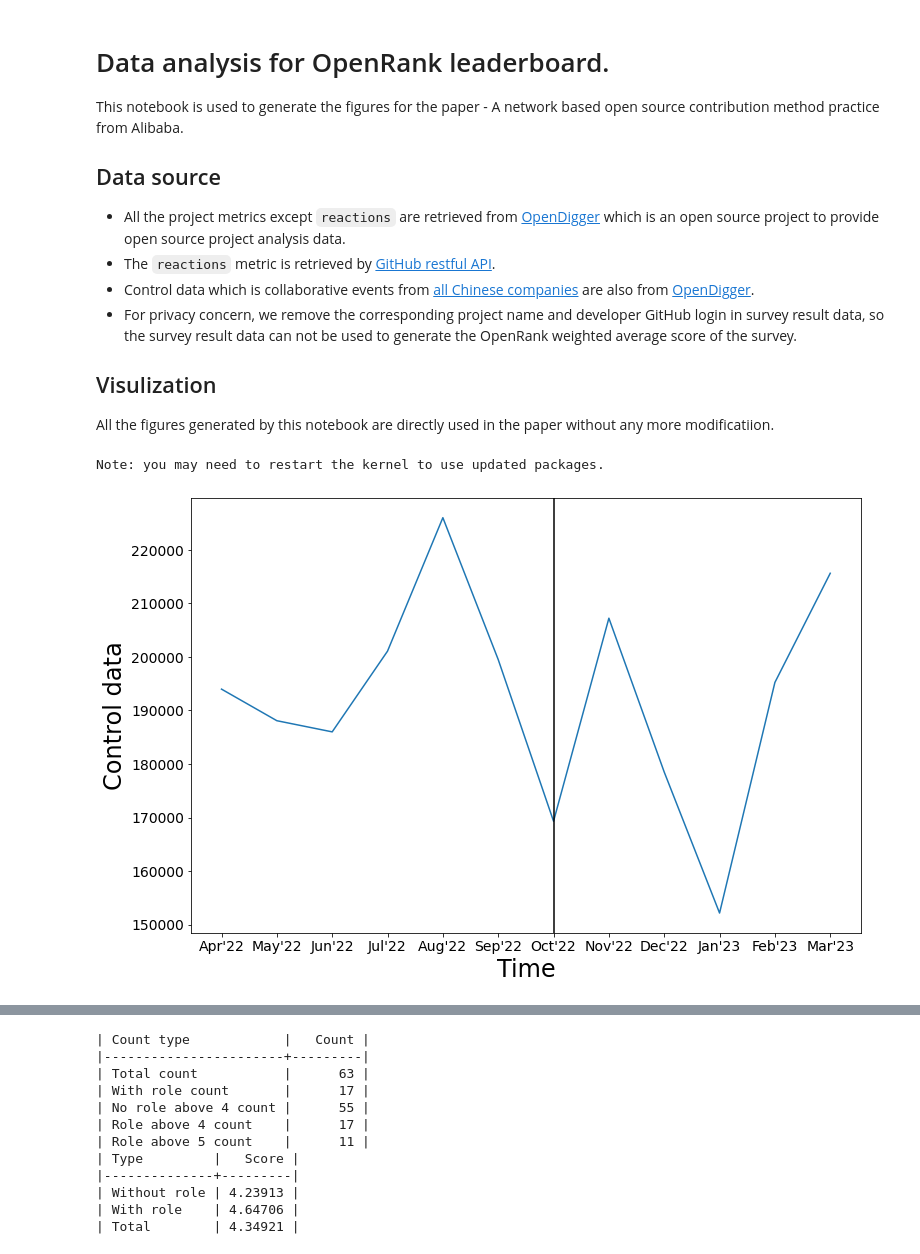
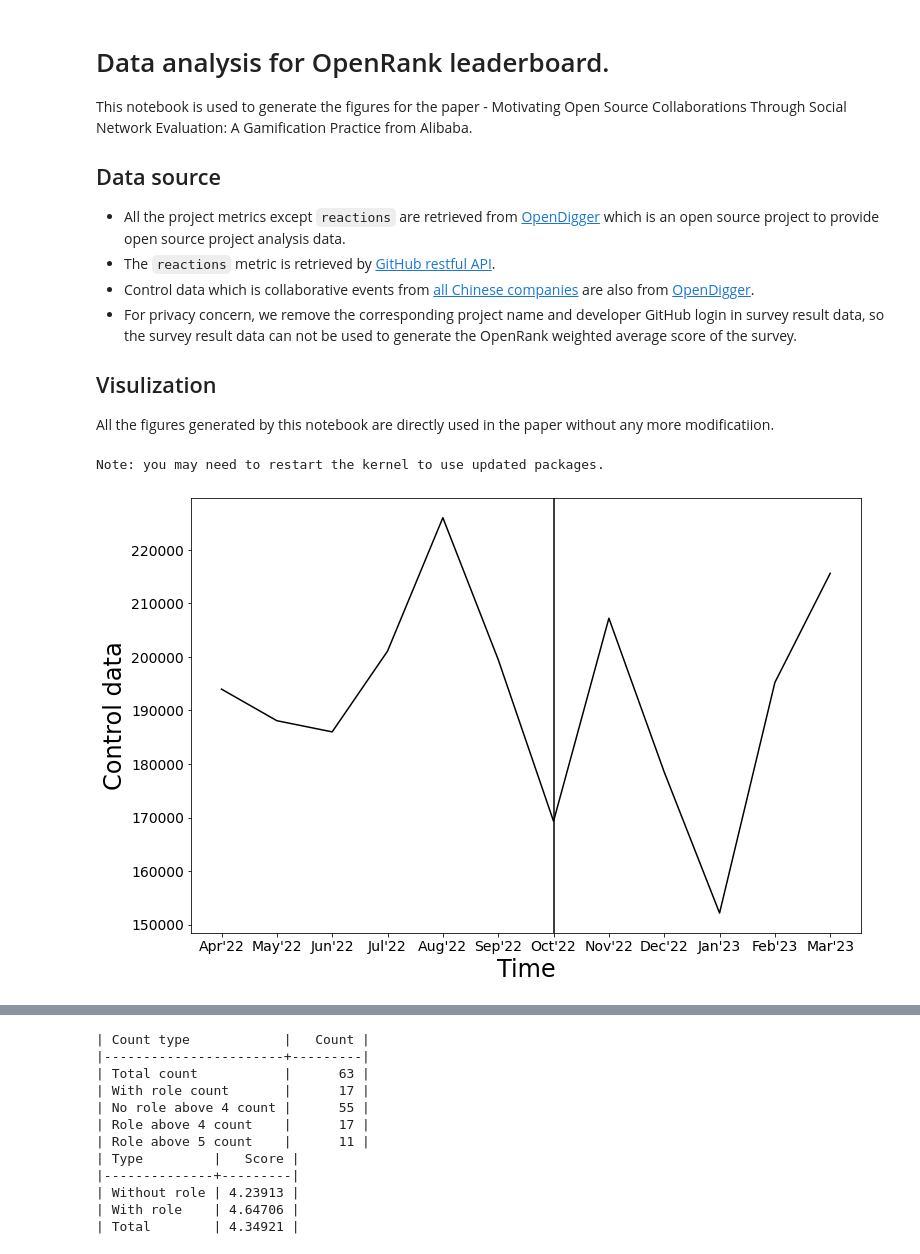
Before and after one commit to X-lab2017/FSE-OpenRank-leaderboard-material, a Jupyter notebook: openrank_leaderboard_analysis.ipynb, the cells around one changed output, grey strips where cells are left out. Saved outputs shown, nothing was run; the diff lists cells and outputs as text; code cells hidden in the pictures.

Commit message:
update notebook
Signed-off-by: frank-zsy <syzhao1988@126.com>

```diff
--- a/openrank_leaderboard_analysis.ipynb
+++ b/openrank_leaderboard_analysis.ipynb
@@ -1,7 +1,7 @@
 # %% [markdown]
 # Data analysis for OpenRank leaderboard.
 
-This notebook is used to generate the figures for the paper - A network based open source contribution method practice from Alibaba.
+This notebook is used to generate the figures for the paper - Motivating Open Source Collaborations Through Social Network Evaluation: A Gamification Practice from Alibaba.
 
 ## Data source
 
@@ -55,7 +55,7 @@ A = np.where(x > threshold, x - threshold, 0)
 # Show controle data
 fig = plt.figure(figsize=(12, 8))
 fig.set_facecolor('white')
-plt.plot(x, control_data)
+plt.plot(x, control_data, color='black')
 plt.xlabel('Time', fontsize=24)
 plt.ylabel('Control data', fontsize=24)
 plt.xticks(ticks=x, labels=xLabels, fontsize=14)
@@ -75,34 +75,34 @@ def show(alpha, beta, gamma, delta, control, data, ytitle):
     plt.xlabel('Time', fontsize=24)
     plt.ylabel(ytitle, fontsize=24)
     plt.xticks(ticks=x, labels=xLabels, fontsize=14)
     plt.yticks(fontsize=14)
     plt.axvline(x=threshold, color='black')
     plt.show()
 
 def analysis(data, metric, ytitle):
     rdd_data = pd.DataFrame({
         'T': x,
         'Y': data,
         'G': G,
         'A': A,
         'C': control_data
     })
     formula = 'Y ~ T + G + A + C'
     model = smf.ols(formula, data=rdd_data)
     res = model.fit()
     print('Analysis result for metric {}'.format(metric))
     print(res.summary())
     params = res._results.params
     (alpha, beta, gamma, delta, control) = tuple(params)
     show(alpha, beta, gamma, delta, control, data, ytitle)
     old_val = 0
     new_val = 0
     for i in range(0, 6):
         old_val += data[i]
         new_val += data[i + 6]
     print('Average improvement is {}'.format((new_val/old_val - 1) * 100))
 # %% [output]
-[figure, old version]
+[figure, new version]
 # %%
 for metric in data:
     analysis(data[metric], metric, metric)
```
Also changed, not shown: parts of 1 cell of this notebook.
